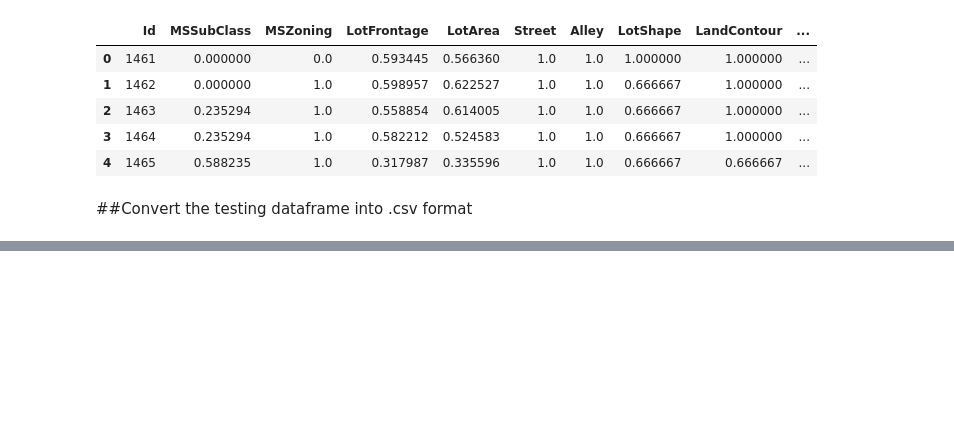
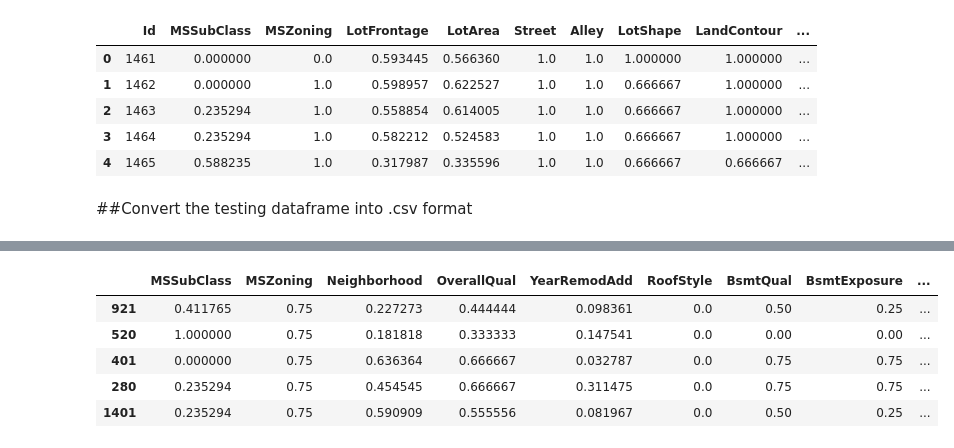
Before and after one commit to plaban1981/Pipelines, a Jupyter notebook: Advanced_Housing_Data_Feature_Engineering.ipynb, the cells around one changed output, grey strips where cells are left out. Cells and saved outputs as stored; diff of their text form; code cells hidden in the pictures; blank space fills up the shorter version.

```diff
--- a/Advanced_Housing_Data_Feature_Engineering.ipynb
+++ b/Advanced_Housing_Data_Feature_Engineering.ipynb
@@ -665,0 +713,5 @@ testing.to_csv('testing.csv',index=False)
+# %%
+from sklearn.model_selection import train_test_split
+X_train,X_test,y_train,y_test = train_test_split(x,y,test_size=0.2,random_state=1)
+print(X_train.shape)
+print(X_test.shape)
@@ -665,0 +734,3 @@ testing.to_csv('testing.csv',index=False)
+# %%
+feature_sel_model = SelectFromModel(Lasso(alpha=0.005, random_state=0)) # remember to set the seed, the random state in this function
+feature_sel_model.fit(X_train, y_train)
@@ -665,0 +768,8 @@ testing.to_csv('testing.csv',index=False)
+# %%
+# this is how we can make a list of the selected features
+selected_feat = X_train.columns[(feature_sel_model.get_support())]
+
+# let's print some stats
+print('total features: {}'.format((X_train.shape[1])))
+print('selected features: {}'.format(len(selected_feat)))
+print('features with coefficients shrank to zero: {}'.format(np.sum(feature_sel_model.estimator_.coef_ == 0)))
@@ -665,0 +799,10 @@ testing.to_csv('testing.csv',index=False)
+# %%
+X_train=X_train[selected_feat]
+X_train.head()
+# %% [output]
+|  | MSSubClass | MSZoning | Neighborhood | OverallQual | YearRemodAdd | RoofStyle | BsmtQual | BsmtExposure | ... |
+| 921 | 0.411765 | 0.75 | 0.227273 | 0.444444 | 0.098361 | 0.0 | 0.50 | 0.25 | ... |
+| 520 | 1.000000 | 0.75 | 0.181818 | 0.333333 | 0.147541 | 0.0 | 0.00 | 0.00 | ... |
+| 401 | 0.000000 | 0.75 | 0.636364 | 0.666667 | 0.032787 | 0.0 | 0.75 | 0.75 | ... |
+| 280 | 0.235294 | 0.75 | 0.454545 | 0.666667 | 0.311475 | 0.0 | 0.75 | 0.75 | ... |
+| 1401 | 0.235294 | 0.75 | 0.590909 | 0.555556 | 0.081967 | 0.0 | 0.50 | 0.25 | ... |
```
Also changed, not shown: parts of 31 cells of this notebook.
